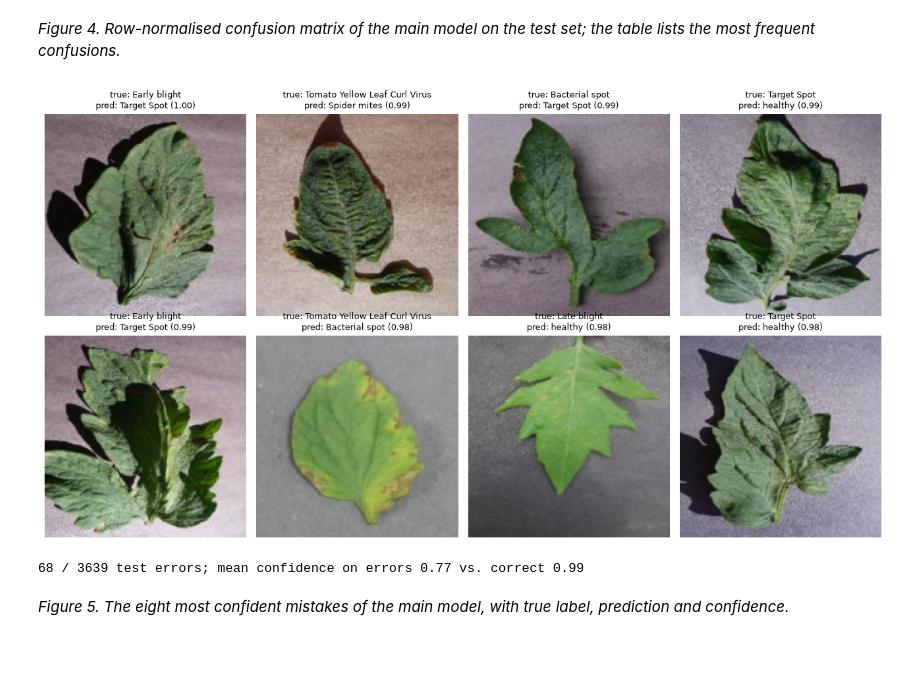
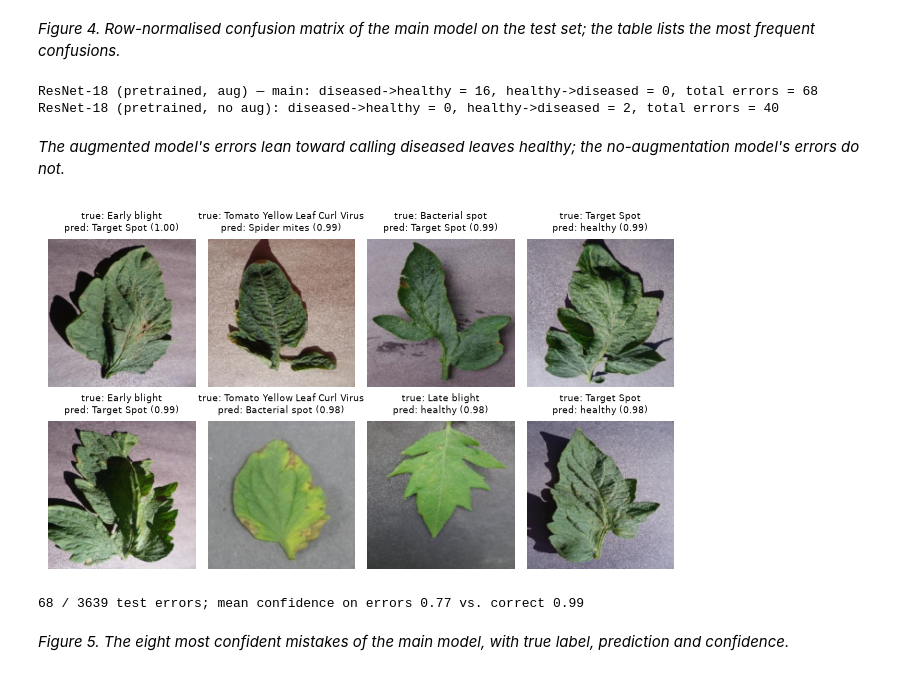
Before and after one commit to Rivier-Computer-Science/FA26-COMP-671-Talluri, a Jupyter notebook: plant_leaf_disease.ipynb, the cells around one changed output. Cells and saved outputs as stored; diff of their text form; code cells hidden in the pictures.

```diff
--- a/plant_leaf_disease.ipynb
+++ b/plant_leaf_disease.ipynb
@@ -296,7 +299,7 @@ def predict_proba(model, Xs, bs=256, transform=None):
 def train_model(name, build, augmentation):
     """Train, pick the best epoch on validation macro-F1, evaluate once on test, cache everything under results/."""
     cache = RES / f"{name}.json"
-    if cache.exists() and not FORCE:
+    if cache.exists() and (RES / f"{name}.pt").exists() and not FORCE:      # cached only if the weights are there too
         print(f"[{name}] loaded cached results")
         return json.load(open(cache))
     set_seed(CFG["seed"])
@@ -367,7 +370,8 @@ def handcrafted(imgs):
 
 
 svm_cache = RES / "svm_handcrafted.json"
-if svm_cache.exists() and not FORCE:
+svm_preds_file = RES / "svm_handcrafted_test_preds.npy"
+if svm_cache.exists() and svm_preds_file.exists() and not FORCE:
     svm_res = json.load(open(svm_cache)); print("[svm] loaded cached results")
 else:
     t0 = time.time()
@@ -381,6 +385,7 @@ else:
         if best is None or f1 > best[0]:
             best = (f1, C, clf)
     pt = best[2].predict(sc.transform(feats["test"]))
+    np.save(svm_preds_file, pt)
     svm_res = dict(name="svm_handcrafted", val_macro_f1=best[0], best_C=best[1], test=metrics(Y[idx["test"]], pt),
                    n_params=None, train_minutes=(time.time() - t0) / 60)
     json.dump(svm_res, open(svm_cache, "w"))
@@ -451,12 +441,12 @@ table.round(4)
 *Table 1. Validation and held-out test performance of every model (one run each, seed 42). Test numbers are from the
 checkpoint with the best validation macro-F1.*
 # %%
-fig, ax = plt.subplots(1, 2, figsize=(12, 4))
+fig, ax = plt.subplots(1, 2, figsize=(6.5, 2.6))
 for k in RUNS:
     h = pd.DataFrame(results[k]["history"])
     ax[0].plot(h.epoch, h.val_macro_f1, marker="o", ms=3, label=LABEL[k])
     ax[1].plot(h.epoch, h.train_loss, label=LABEL[k], alpha=.8)
-ax[0].set(xlabel="epoch", ylabel="validation macro-F1", title="Validation macro-F1"); ax[0].legend(fontsize=7)
-ax[1].set(xlabel="epoch", ylabel="training loss", title="Training loss"); ax[1].legend(fontsize=7)
-plt.tight_layout(); plt.savefig(FIG / "fig2_curves.png", dpi=150); plt.show()
+ax[0].set(xlabel="epoch", ylabel="validation macro-F1", title="Validation macro-F1"); ax[0].legend(fontsize=5.5)
+ax[1].set(xlabel="epoch", ylabel="training loss", title="Training loss"); ax[1].legend(fontsize=5.5)
+plt.tight_layout(); plt.savefig(FIG / "fig2_curves.png", dpi=220); plt.show()
 # %% [output]
@@ -485,7 +475,7 @@ MAIN = "resnet18_pretrained_aug"
 te = idx["test"]; yt = Y[te]
 probs = np.load(RES / f"{MAIN}_test_probs.npy").astype(np.float32); yp = probs.argmax(1)
 cm = np.array(results[MAIN]["test"]["confusion"])
-fig, ax = plt.subplots(figsize=(7.5, 6.5))
+fig, ax = plt.subplots(figsize=(4.7, 4.1))
 cmn = cm / cm.sum(1, keepdims=True)
 im = ax.imshow(cmn, cmap="Blues", vmin=0, vmax=1)
 ax.set_xticks(range(len(SHORT)), SHORT, rotation=45, ha="right"); ax.set_yticks(range(len(SHORT)), SHORT)
@@ -493,8 +483,8 @@ ax.set_xlabel("predicted"); ax.set_ylabel("true")
 for i in range(len(SHORT)):
     for j in range(len(SHORT)):
         if cmn[i, j] > 0.005:
-            ax.text(j, i, f"{cmn[i, j]:.2f}", ha="center", va="center", fontsize=7, color="white" if cmn[i, j] > .5 else "black")
-fig.colorbar(im, fraction=0.046); plt.tight_layout(); plt.savefig(FIG / "fig4_confusion.png", dpi=150); plt.show()
+            ax.text(j, i, f"{cmn[i, j]:.2f}", ha="center", va="center", fontsize=5.5, color="white" if cmn[i, j] > .5 else "black")
+fig.colorbar(im, fraction=0.046); plt.tight_layout(); plt.savefig(FIG / "fig4_confusion.png", dpi=220); plt.show()
 pairs = [(SHORT[i], SHORT[j], int(cm[i, j]), cm[i, j] / cm[i].sum()) for i in range(len(SHORT)) for j in range(len(SHORT)) if i != j and cm[i, j] > 0]
 pd.DataFrame(sorted(pairs, key=lambda r: -r[2])[:6], columns=["true class", "predicted as", "count", "share of true class"]).round(3)
 # %% [output]
@@ -508,18 +498,29 @@ pd.DataFrame(sorted(pairs, key=lambda r: -r[2])[:6], columns=["true class", "pre
 | 5 | Bacterial spot | Target Spot | 3 | 0.007 |
 # %% [markdown]
 *Figure 4. Row-normalised confusion matrix of the main model on the test set; the table lists the most frequent confusions.*
+# %%
+# Direction of the errors: a missed disease (diseased predicted healthy) is costlier than a false alarm.
+H = CLASSES.index("Tomato___healthy"); dis = [i for i in range(len(CLASSES)) if i != H]
+for name in ("resnet18_pretrained_aug", "resnet18_pretrained_noaug"):
+    c_ = np.array(results[name]["test"]["confusion"])
+    print(f"{LABEL[name]}: diseased->healthy = {c_[dis, H].sum()}, healthy->diseased = {c_[H, dis].sum()}, total errors = {c_.sum() - np.trace(c_)}")
+# %% [output]
+ResNet-18 (pretrained, aug) — main: diseased->healthy = 16, healthy->diseased = 0, total errors = 68
+ResNet-18 (pretrained, no aug): diseased->healthy = 0, healthy->diseased = 2, total errors = 40
+# %% [markdown]
+*The augmented model's errors lean toward calling diseased leaves healthy; the no-augmentation model's errors do not.*
 # %%
 wrong = np.where(yp != yt)[0]
 conf = probs.max(1)
 worst = wrong[np.argsort(-conf[wrong])][:8]
-fig, axes = plt.subplots(2, 4, figsize=(13, 7))
+fig, axes = plt.subplots(2, 4, figsize=(6.5, 3.9))
 for ax, k in zip(axes.ravel(), worst):
     ax.imshow(X[te[k]]); ax.axis("off")
-    ax.set_title(f"true: {SHORT[yt[k]]}\npred: {SHORT[yp[k]]} ({conf[k]:.2f})", fontsize=9)
-plt.tight_layout(); plt.savefig(FIG / "fig5_worst_errors.png", dpi=150); plt.show()
+    ax.set_title(f"true: {SHORT[yt[k]]}\npred: {SHORT[yp[k]]} ({conf[k]:.2f})", fontsize=6.5)
+plt.tight_layout(); plt.savefig(FIG / "fig5_worst_errors.png", dpi=220); plt.show()
 print(f"{len(wrong)} / {len(te)} test errors; mean confidence on errors {conf[wrong].mean():.2f} vs. correct {conf[yp == yt].mean():.2f}")
 # %% [output]
-[figure, old version]
+[figure, new version]
 68 / 3639 test errors; mean confidence on errors 0.77 vs. correct 0.99
 # %% [markdown]
 *Figure 5. The eight most confident mistakes of the main model, with true label, prediction and confidence.*
```
Also changed, not shown: parts of 16 cells of this notebook, 8 other files.
